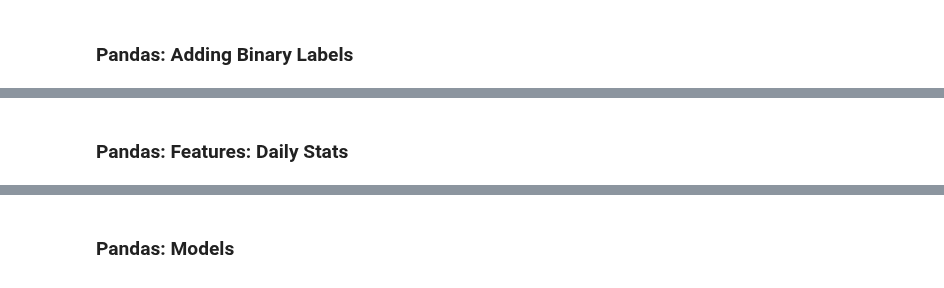
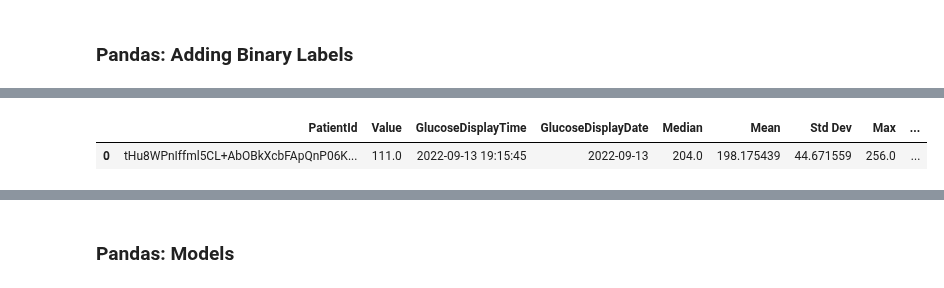
Before and after one commit to karinakanjaria/glucose-data-analysis, a Jupyter notebook: main.ipynb, the cells around one changed output, grey strips where cells are left out. Drawn from its saved outputs; the diff is of its cells as text; code cells hidden in the pictures.

```diff
--- a/main.ipynb
+++ b/main.ipynb
@@ -223,3 +376,7 @@ pandas_df_added_binary_labels.head(1)
 # %%
 ####### Pandas
-pandas_transformations=pandas_sklearn_pipeline.pandas_transform_features(df=pandas_df_added_binary_labels)
+pandas_custom_categorical_pipeline=pandas_sklearn_pipeline.pandas_transform_categorical_features(df=pandas_features_summary_stats)
+pandas_custom_categorical_pipeline.head(1)
+# %% [output]
+|  | PatientId | Value | GlucoseDisplayTime | GlucoseDisplayDate | Median | Mean | Std Dev | Max | ... |
+| 0 | tHu8WPnIffml5CL+AbOBkXcbFApQnP06K... | 111.0 | 2022-09-13 19:15:45 | 2022-09-13 | 204.0 | 198.175439 | 44.671559 | 256.0 | ... |
@@ -228,2 +382,0 @@ pandas_transformations.head(1)
-# %% [markdown]
-### Pandas: Features: Daily Stats
```
Also changed, not shown: parts of 44 cells of this notebook, 10 other files.
